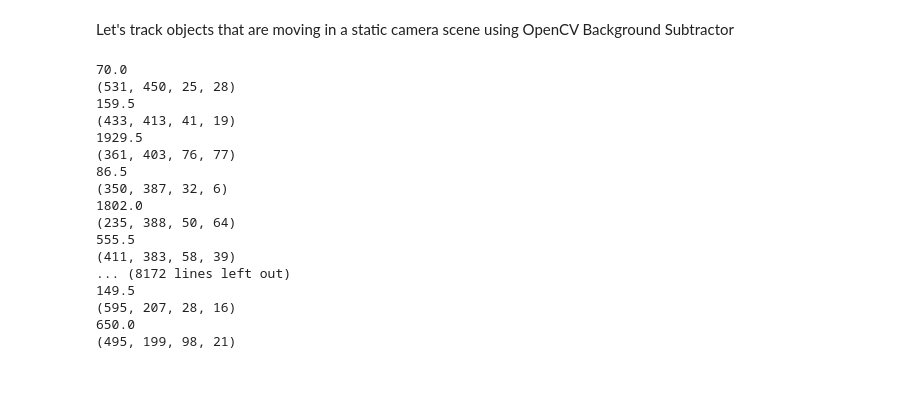
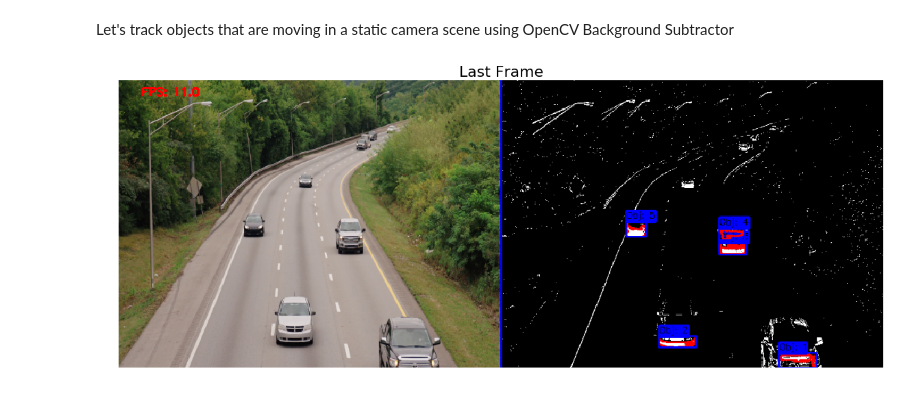
Before and after one commit to Mafeuz/OpenCV, a Jupyter notebook: Movement Detection/Generic Movement Detection with Background Subtractor.ipynb, the cells around one changed output. Saved outputs shown, nothing was run; the diff lists cells and outputs as text; code cells hidden in the pictures.

```diff
--- a/Movement Detection/Generic Movement Detection with Background Subtractor.ipynb
+++ b/Movement Detection/Generic Movement Detection with Background Subtractor.ipynb
@@ -16,12 +29,12 @@ import OpCV_Utils
 # %%
 # Create Background Subtractor Object:
-movement_detector = cv2.createBackgroundSubtractorMOG2()
+movement_detector = cv2.createBackgroundSubtractorMOG2(history=100, varThreshold=40)
 
 ########################################### Video Stream Loop #######################################################
 #####################################################################################################################
 
 # Load Video:
-video_path = 'traffic.mp4'
+video_path = 'traffic3.mp4'
 cap = cv2.VideoCapture(video_path)
 video_fps = cap.get(cv2.CAP_PROP_FPS)
 des_resolution = (640,480)
@@ -34,17 +47,29 @@ while True:
 
     if not success:
         print('Server OFF')
+
+        # Loop:
+        cap = cv2.VideoCapture(video_path)
+        success, frame = cap.read()
+
         break
 
     frame = cv2.resize(frame, des_resolution)
 
+    # Obj Detection:
+
     detection_mask = movement_detector.apply(frame)
+
+    _, detection_mask = cv2.threshold(detection_mask, 250, 255, cv2.THRESH_BINARY)
 
     contours, hiearchy = cv2.findContours(detection_mask, cv2.RETR_EXTERNAL, cv2.CHAIN_APPROX_SIMPLE)
 
     detection_mask = cv2.cvtColor(detection_mask, cv2.COLOR_GRAY2BGR)
 
-    for i, c in enumerate(contours):
+    # Objs in Scene Counter:
+    i = 0
+
+    for c in contours:
 
             # Get contour Area:
             area = cv2.contourArea(c)
@@ -57,17 +82,19 @@ while True:
 
             bbox = cv2.boundingRect(approxCorners)
 
-            if 50 < area < 5000:
+            if (200 < area < 800) & (perimeter < 1000):
+
+                i +=1
 
                 cv2.drawContours(detection_mask, [c], -1, (0, 0, 255), 2)
 
-                print(area)
+                x, y, w, h = bbox
 
-                print(bbox)
+                text = 'Obj: {}'.format(i)
 
-                cv2.rectangle(detection_mask, (bbox[0],bbox[1]), (bbox[0] + bbox[2], bbox[1] + bbox[3]), (255, 0, 0), 2)
+                drawBoundingBox(detection_mask, x, y, w, h, text, (255,0,0))
 
-
+    # Stack Output:
     frame = OpCV_Utils.stackImgs([[frame, detection_mask]], sep_lines=True, scale=0.8)
 
     ###############################################################################################################
@@ -98,21 +125,8 @@ while True:
 
 cv2.destroyAllWindows()
 cap.release()
-# %% [output]
-70.0
-(531, 450, 25, 28)
-159.5
-(433, 413, 41, 19)
-1929.5
-(361, 403, 76, 77)
-86.5
-(350, 387, 32, 6)
-1802.0
-(235, 388, 50, 64)
-555.5
-(411, 383, 58, 39)
-... (8172 lines left out)
-149.5
-(595, 207, 28, 16)
-650.0
-(495, 199, 98, 21)
+# %%
+frame = cv2.cvtColor(frame, cv2.COLOR_BGR2RGB)
+OpCV_Utils.show_single_img_plt(frame, 'Last Frame', fig_size = (20,20))
+# %% [output]
+[figure, added]
```
Also changed, not shown: parts of 1 cell of this notebook, 2 other files.
